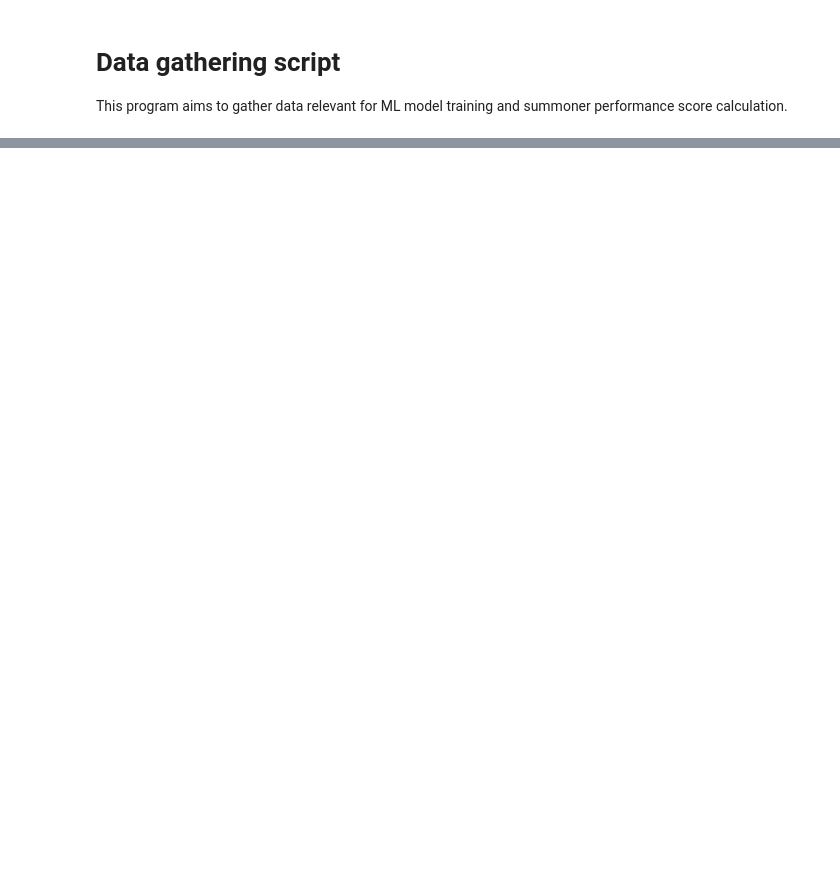
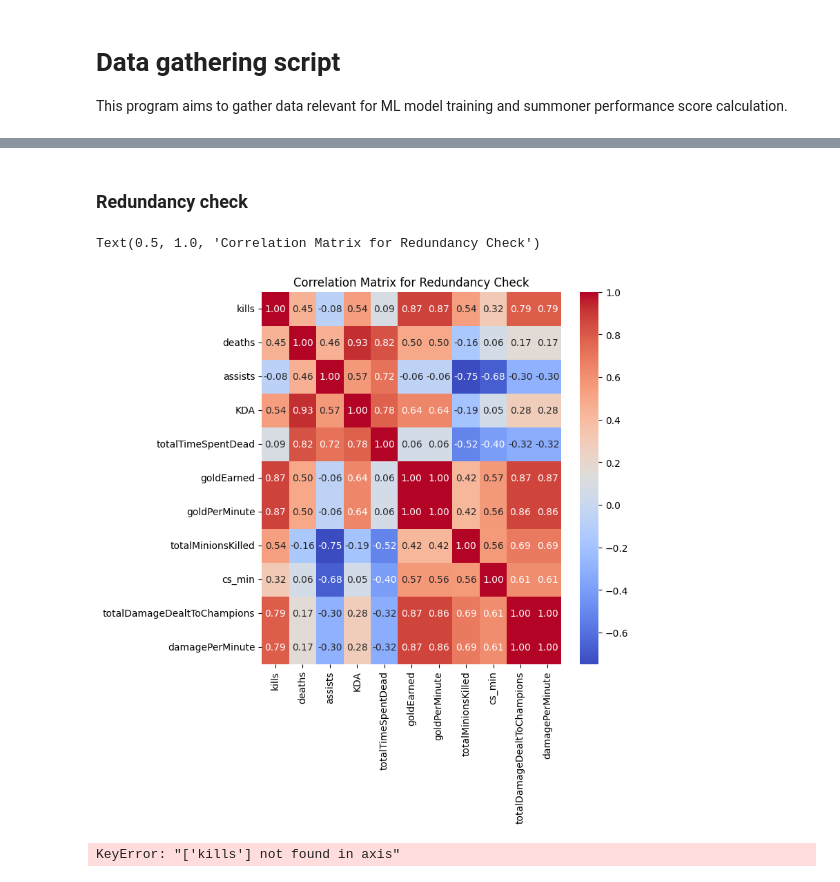
Before and after one commit to phantomvoyager4/OLA, a Jupyter notebook: src/data_analysis/test.ipynb, the cells around one changed output, grey strips where cells are left out. Drawn from its saved outputs; the diff is of its cells as text; code cells hidden in the pictures; blank space fills up the shorter version.

```diff
--- a/src/data_analysis/test.ipynb
+++ b/src/data_analysis/test.ipynb
@@ -50,6 +52,6 @@ df['gameEndedInSurrender'] = df['gameEndedInSurrender'].map(lambda x: int(x == T
 
 df['game_duration'] = game_duration
 
-cols_with_per = ['teamDamagePercentage', 'damageTakenOnTeamPercentage', 'Meta']
+cols_with_per = ['teamDamagePercentage', 'damageTakenOnTeamPercentage'] #, 'Meta']
 for col in cols_with_per:
     df[col] = df[col].str.replace('%', '')
@@ -83,0 +93,23 @@ for col in to_normalize:
+# %% [markdown]
+### Redundancy check
+# %%
+redundancy_check = [
+    "kills", "deaths", "assists", "KDA",
+    "totalTimeSpentDead", "goldEarned", "goldPerMinute",
+    "totalMinionsKilled", "cs_min", "totalDamageDealtToChampions", "damagePerMinute"
+]
+
+corr_matrix = df[redundancy_check].corr()
+
+plt.figure(figsize=(7, 7))
+sns.heatmap(corr_matrix, annot=True, cmap='coolwarm', fmt=".2f")
+plt.title("Correlation Matrix for Redundancy Check")
+# %% [output]
+Text(0.5, 1.0, 'Correlation Matrix for Redundancy Check')
+[figure, added]
+# %%
+drop_redundancies = ['kills', 'deaths', 'assists', 'goldEarned', 'totalDamageDealtToChampions', 'totalMinionsKilled', 'totalDamageTaken']
+for col in drop_redundancies:
+    df.drop(col)
+# %% [output]
+KeyError: "['kills'] not found in axis"
```
Also changed, not shown: parts of 7 cells of this notebook, 3 other files.
